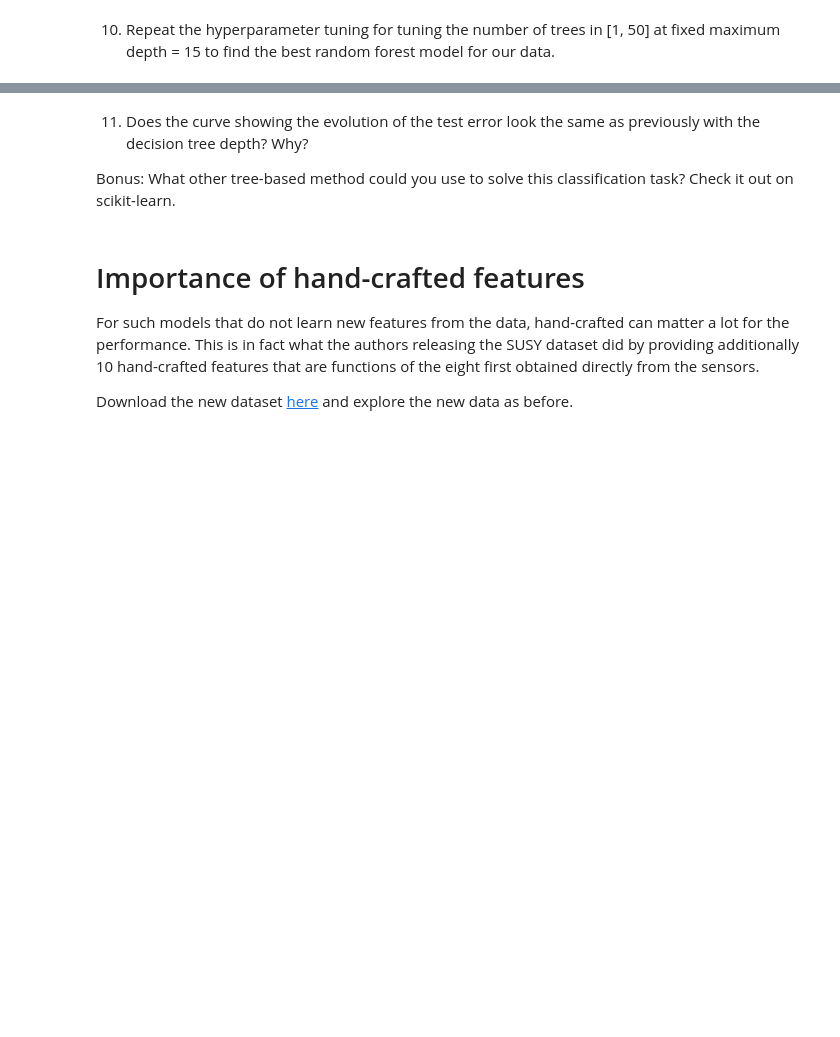
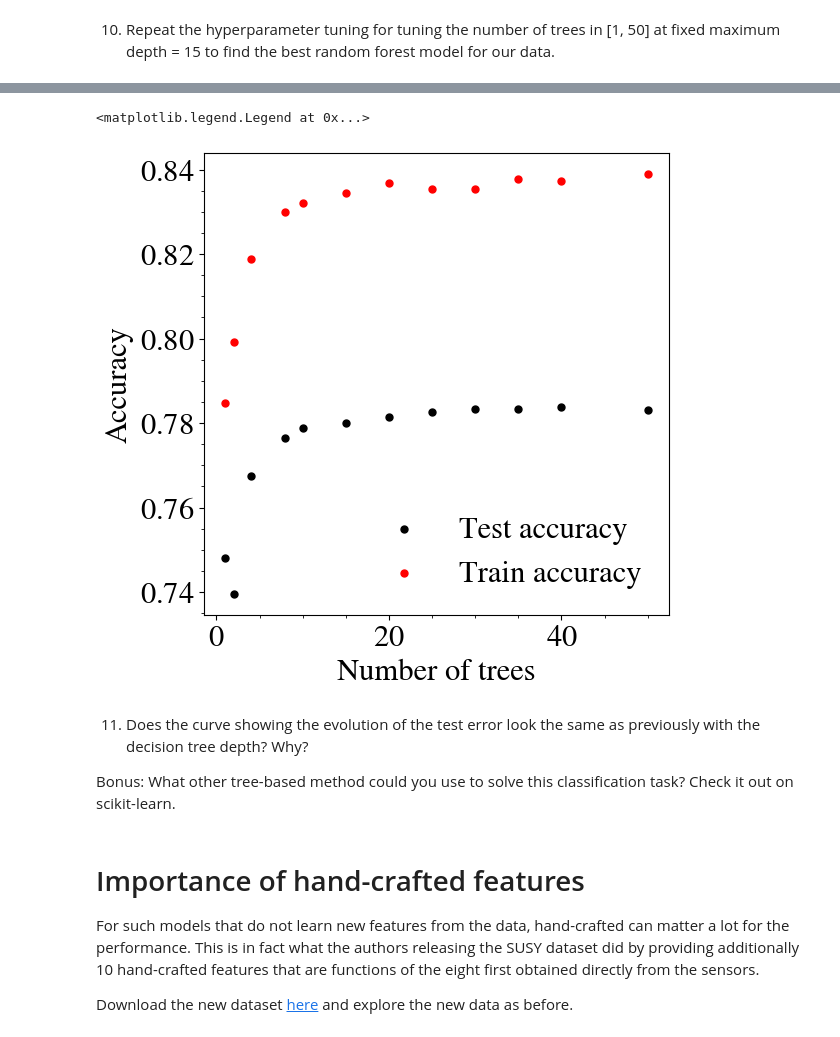
Before and after one commit to mlelarge/ens-ml4sd, a Jupyter notebook: notebooks/5_Trees_RFs.ipynb, the cells around one changed output, grey strips where cells are left out. Cells and saved outputs as stored; diff of their text form; code cells hidden in the pictures; blank space fills up the shorter version.

```diff
--- a/notebooks/5_Trees_RFs.ipynb
+++ b/notebooks/5_Trees_RFs.ipynb
@@ -106,3 +222,14 @@ Additional: You can also explore how your decision tree is classifying your data
+# %%
+# Plot
+fig, ax = plt.subplots(figsize=(6,6))
+ax.scatter(ntrees, scores_generalization_RF, s=25, color='k', label=r'Test accuracy')
+ax.scatter(ntrees, scores_training_RF, s=25, color='r', label=r'Train accuracy')
+ax.set_xlabel(r'Number of trees')
+ax.set_ylabel(r'Accuracy')
+ax.legend(frameon=False)
+# %% [output]
+<matplotlib.legend.Legend at 0x...>
+[figure, added]
 # %% [markdown]
 11. Does the curve showing the evolution of the test error look the same as previously with the decision tree depth? Why?
 
```
Also changed, not shown: parts of 27 cells of this notebook, 1 other file.
